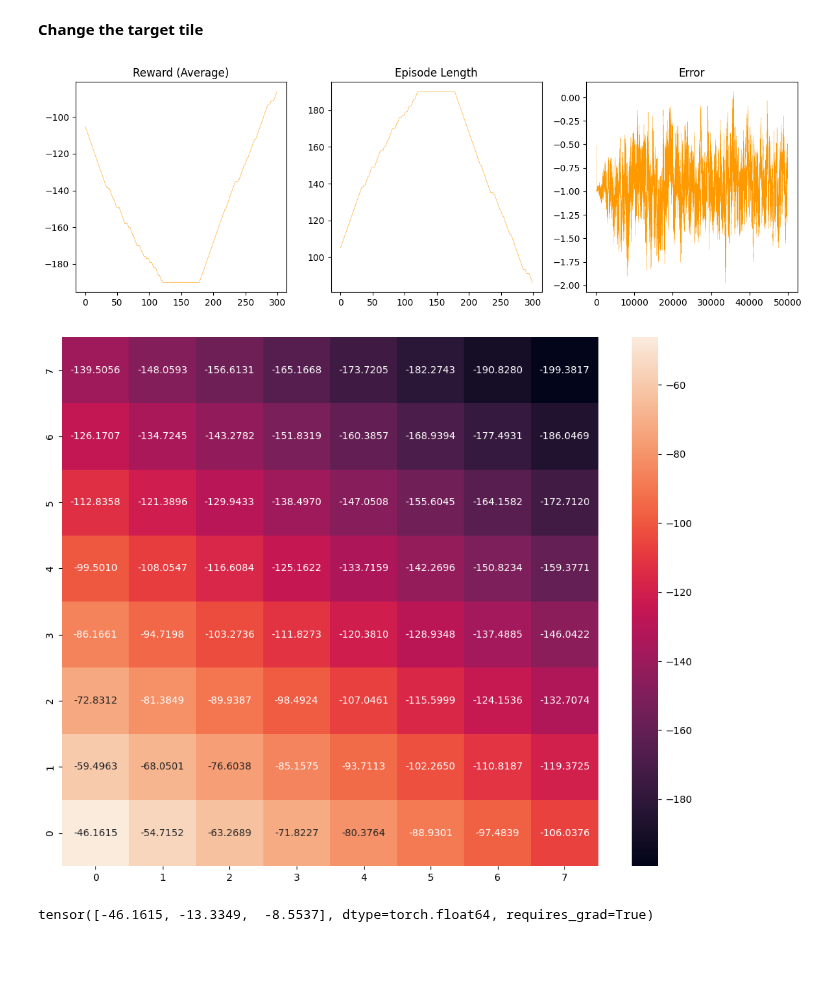
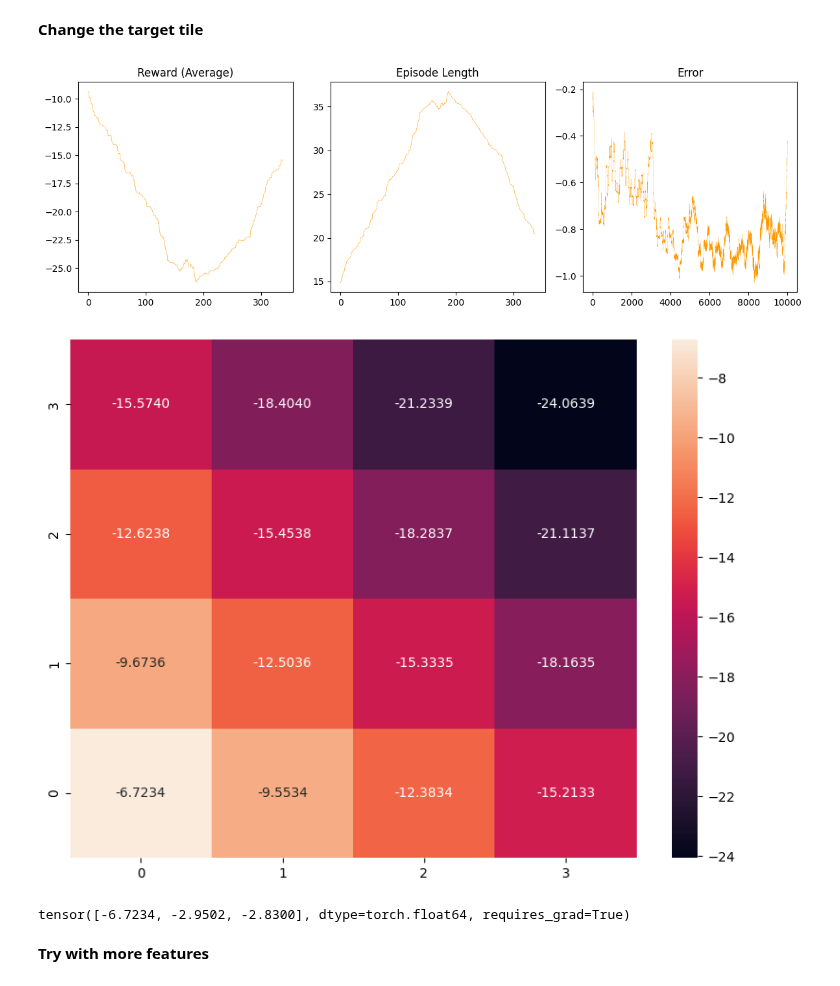
Before and after one commit to afflint/rlcoding, a Jupyter notebook: 2023-24/gymp/gymp/simplegrid.ipynb, the cells around one changed output. Drawn from its saved outputs; the diff is of its cells as text; code cells hidden in the pictures; blank space fills up the shorter version.

```diff
--- a/2023-24/gymp/gymp/simplegrid.ipynb
+++ b/2023-24/gymp/gymp/simplegrid.ipynb
@@ -54,7 +54,7 @@ start_epsilon = 1.0
 epsilon_decay = start_epsilon / (n_episodes / 2)  # reduce the exploration over time
 final_epsilon = 0.1
 
-env = gym.make('SimpleGrid-v0', size=64, target=(0, 0))
+env = gym.make('SimpleGrid-v0', size=16, target=(0, 0))
 env = gym.wrappers.RecordEpisodeStatistics(env, deque_size=n_episodes)
 
 agent = GridAgent(
@@ -119,7 +119,7 @@ start_epsilon = 1.0
 epsilon_decay = start_epsilon / (n_episodes / 2)  # reduce the exploration over time
 final_epsilon = 0.1
 
-env = gym.make('SimpleGrid-v0', size=64, target=(12, 12))
+env = gym.make('SimpleGrid-v0', size=16, target=(3, 2))
 env = gym.wrappers.RecordEpisodeStatistics(env, deque_size=n_episodes)
 
 agent = GridAgent(
@@ -144,21 +144,23 @@ ax[2].set_title('Error')
 plt.tight_layout()
 plt.show()
 # %% [output]
-[figure, old version]
+[figure, new version]
 # %%
 grid = np.zeros(env.unwrapped.size).reshape(env.unwrapped.row, -1)
 for x in range(grid.shape[0]):
     for y in range(grid.shape[1]):
         grid[np.abs(x - (grid.shape[0]-1)), y] = agent.v(np.array([x, y])).item()
 # %%
-fig, ax = plt.subplots(figsize=(10, 8))
+fig, ax = plt.subplots(figsize=(8, 6))
 sns.heatmap(grid, annot=True, fmt=".4f", ax=ax)
 ax.set_yticklabels(reversed(range(grid.shape[1])))
 plt.tight_layout()
 plt.show()
 # %% [output]
-[figure, old version]
+[figure, new version]
 # %%
 agent.w
 # %% [output]
-tensor([-46.1615, -13.3349,  -8.5537], dtype=torch.float64, requires_grad=True)
+tensor([-6.7234, -2.9502, -2.8300], dtype=torch.float64, requires_grad=True)
+# %% [markdown]
+**Try with more features**
```
Also changed, not shown: parts of 24 cells of this notebook, 8 other files.
